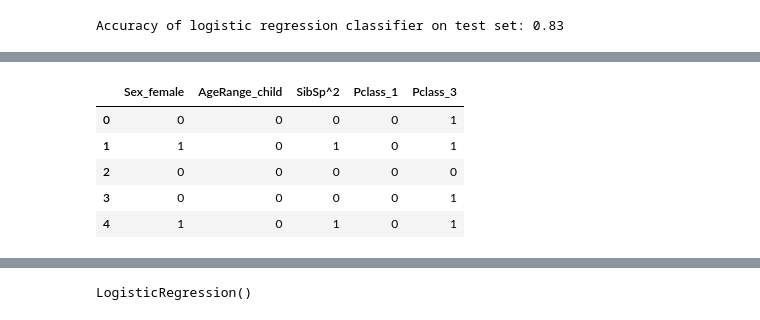
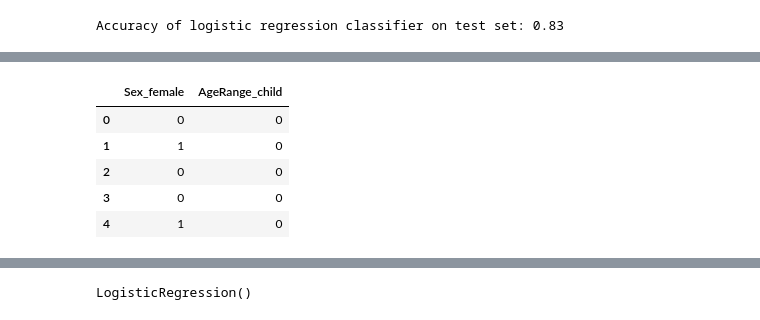
Before and after one commit to caltodo/DataAnalysis, a Jupyter notebook: titanic.ipynb, the cells around one changed output, grey strips where cells are left out. Cells and saved outputs as stored; diff of their text form; code cells hidden in the pictures.

Commit message:
Add files via upload
Did model selection and simplified to Survival ~ beta1*Female + beta2*Age_Child

```diff
--- a/titanic.ipynb
+++ b/titanic.ipynb
@@ -329,12 +415,12 @@ test_df.head()
 | 3 | 895 | Wirz, Mr. Albert | 27.0 | 0 | 0 | 315154 | 8.6625 | 0 | S | 0 | ... |
 | 4 | 896 | Hirvonen, Mrs. Alexander (Helga E... | 22.0 | 1 | 1 | 3101298 | 12.2875 | 0 | S | 1 | ... |
 # %%
-test_features = test_df.drop(['PassengerId', 'Name','Age', 'SibSp', 'Parch', 'Ticket', 'Cabin', 'Sex_male', 'Fare', 'Embarked', 'Sex_male', 'AgeRange_adult', 'Pclass_2'], axis=1)
+test_features = test_df.drop(['PassengerId', 'Name', 'Ticket', 'Cabin', 'Age' , 'SibSp', 'Parch', 'Sex_male', 'Pclass_1', 'Pclass_2', 'Pclass_3', 'Fare',  'Embarked', 'AgeRange_adult', 'SibSp^2'], axis=1)
 test_features.head()
 # %% [output]
-|  | Sex_female | AgeRange_child | SibSp^2 | Pclass_1 | Pclass_3 |
-| 0 | 0 | 0 | 0 | 0 | 1 |
-| 1 | 1 | 0 | 1 | 0 | 1 |
-| 2 | 0 | 0 | 0 | 0 | 0 |
-| 3 | 0 | 0 | 0 | 0 | 1 |
-| 4 | 1 | 0 | 1 | 0 | 1 |
+|  | Sex_female | AgeRange_child |
+| 0 | 0 | 0 |
+| 1 | 1 | 0 |
+| 2 | 0 | 0 |
+| 3 | 0 | 0 |
+| 4 | 1 | 0 |
```
Also changed, not shown: parts of 25 cells of this notebook.
